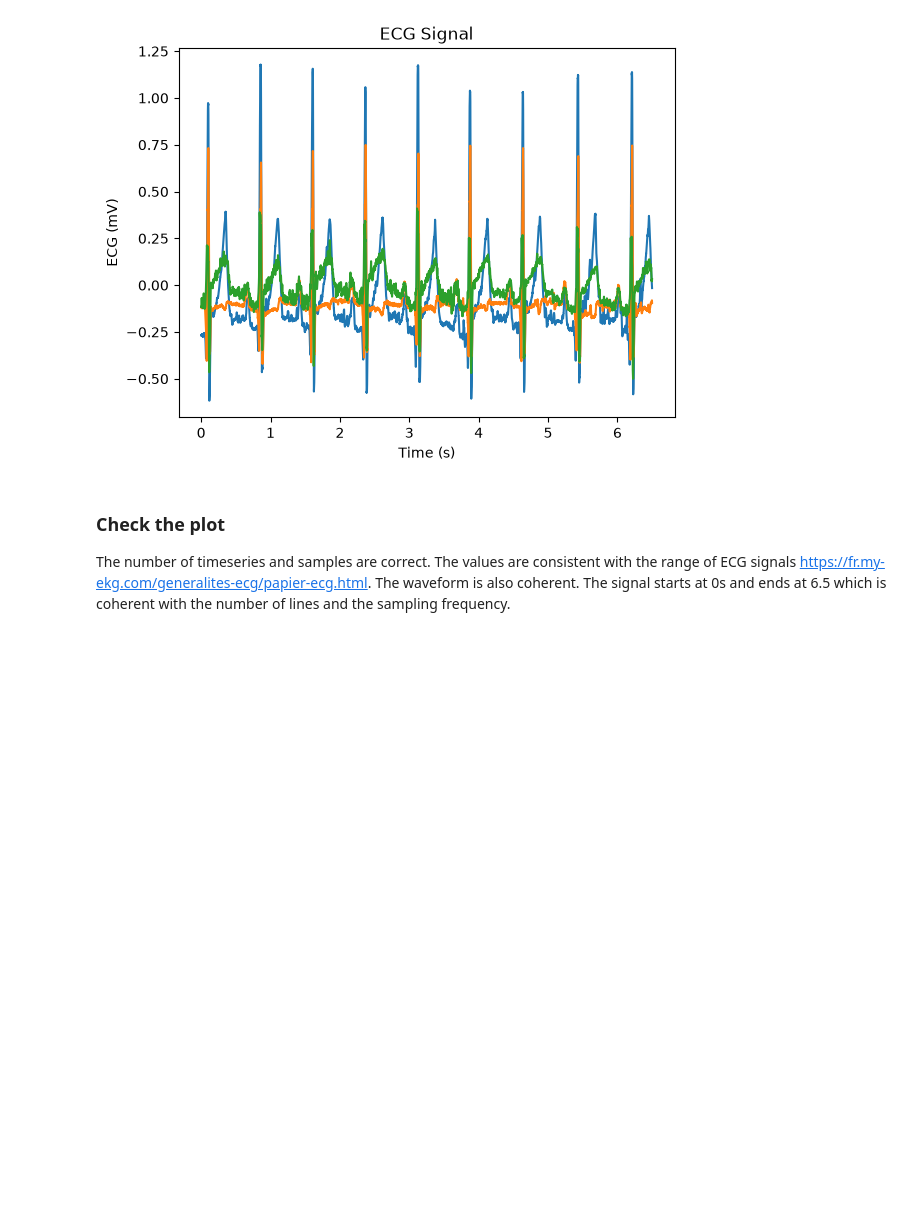
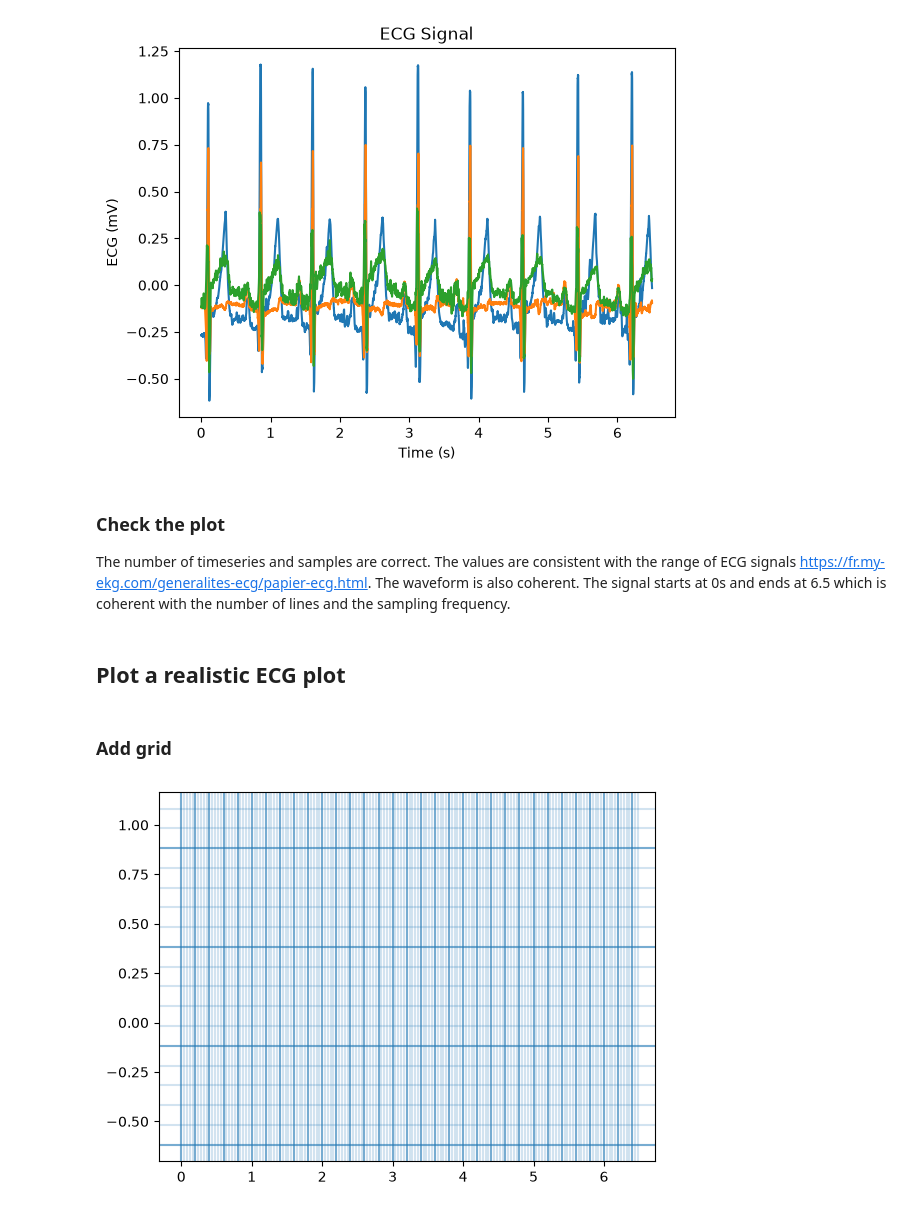
Before and after one commit to GaiaGas/Series01-python, a Jupyter notebook: Series01-Python.ipynb, the cells around one changed output. Cells and saved outputs as stored; diff of their text form; code cells hidden in the pictures; blank space fills up the shorter version.

Commit message:
Add grid
Add grid

```diff
--- a/Series01-Python.ipynb
+++ b/Series01-Python.ipynb
@@ -96,3 +96,38 @@ The number of timeseries and samples are correct.
 The values are consistent with the range of ECG signals  https://fr.my-ekg.com/generalites-ecg/papier-ecg.html.
 The waveform is also coherent.
 The signal starts at 0s and ends at 6.5 which is coherent with the number of lines and the sampling frequency.
+# %% [markdown]
+## Plot a realistic ECG plot
+# %% [markdown]
+### Add grid
+# %%
+# Add grid to the ECG signal with plot_grid
+def plot_grid(seconds_per_square, mV_per_square, alpha,
+              min_time, max_time, min_ecg, max_ecg): # parameters for the grid
+
+    # vertical lines
+    for time in np.arange(min_time, max_time, seconds_per_square):
+        plt.axvline(time, alpha=alpha)
+
+    # horizontal lines
+    for ecg in np.arange(min_ecg, max_ecg, mV_per_square):
+        plt.axhline(ecg, alpha=alpha)
+
+def plot_ecg_grid(min_time, max_time, min_ecg, max_ecg):
+
+    plot_grid(0.2, 0.5, 0.5,
+              min_time, max_time, min_ecg, max_ecg)
+
+    plot_grid(0.04, 0.1, 0.2,
+              min_time, max_time, min_ecg, max_ecg)
+
+plot_ecg_grid(
+    timestamps.min(),
+    timestamps.max(),
+    ECG_real.min(),
+    ECG_real.max()
+)
+
+plt.show()
+# %% [output]
+[figure, added]
```
